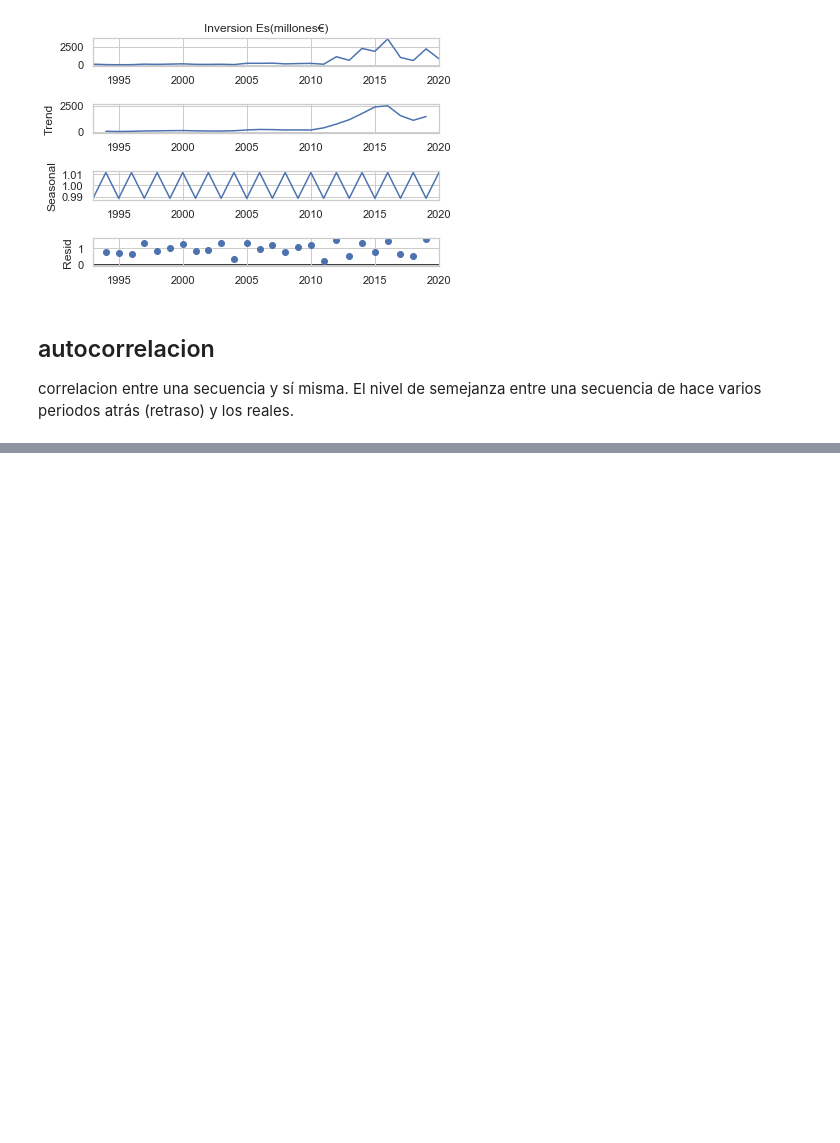
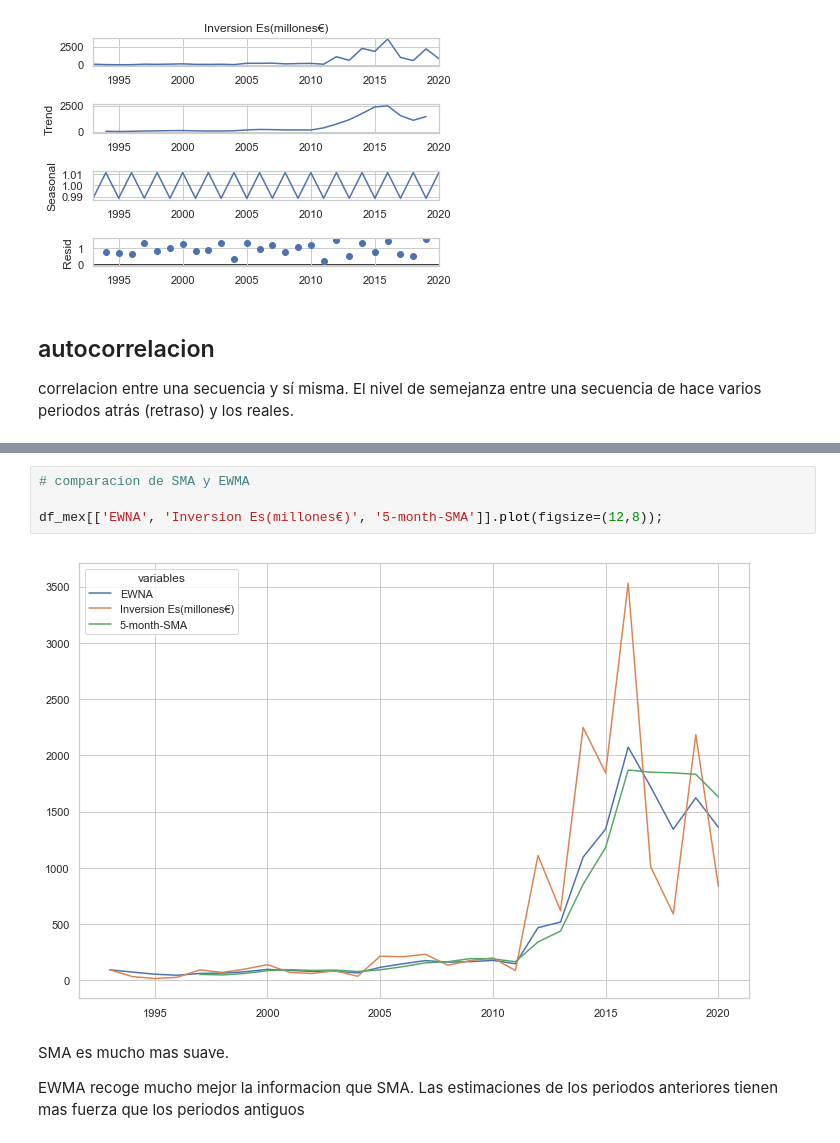
Before and after one commit to Afri-cola/Kschool-TFM, a Jupyter notebook: Inversion ES.ipynb, the cells around one changed output, grey strips where cells are left out. Saved outputs shown, nothing was run; the diff lists cells and outputs as text; blank space fills up the shorter version.

```diff
--- a/Inversion ES.ipynb
+++ b/Inversion ES.ipynb
@@ -426,0 +465,10 @@ plt.show()
+# %%
+# comparacion de SMA y EWMA
+
+df_mex[['EWNA', 'Inversion Es(millones€)', '5-month-SMA']].plot(figsize=(12,8));
+# %% [output]
+[figure, added]
+# %% [markdown]
+SMA es mucho mas suave.
+
+EWMA recoge mucho mejor la informacion que SMA. Las estimaciones de los periodos anteriores tienen mas fuerza que los periodos antiguos
```
Also changed, not shown: parts of 11 cells of this notebook.
